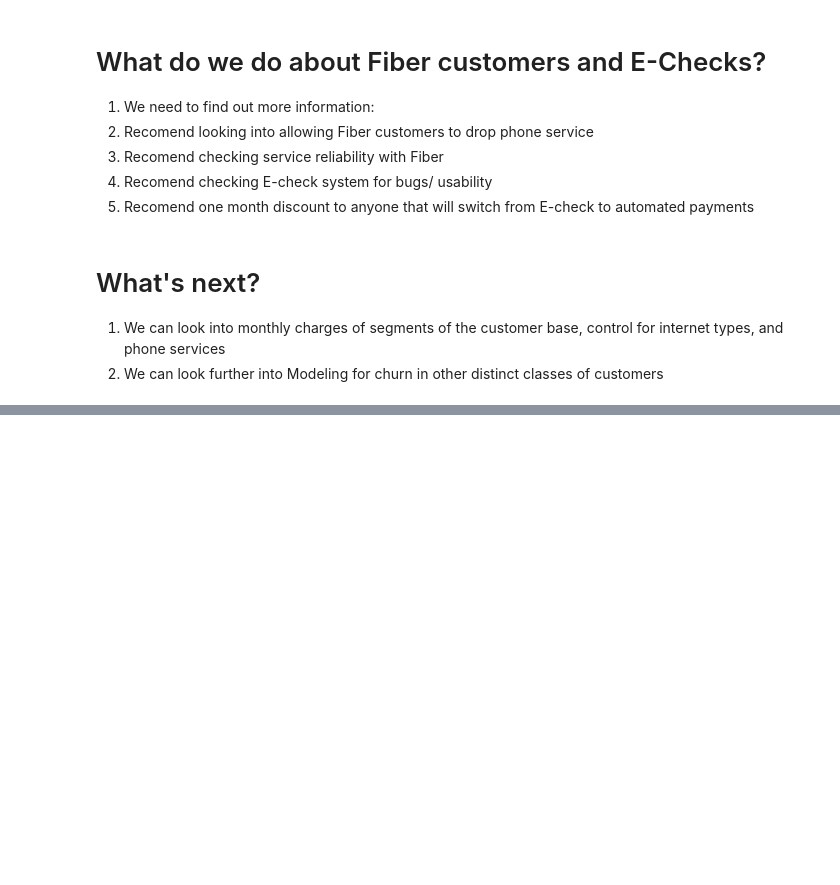
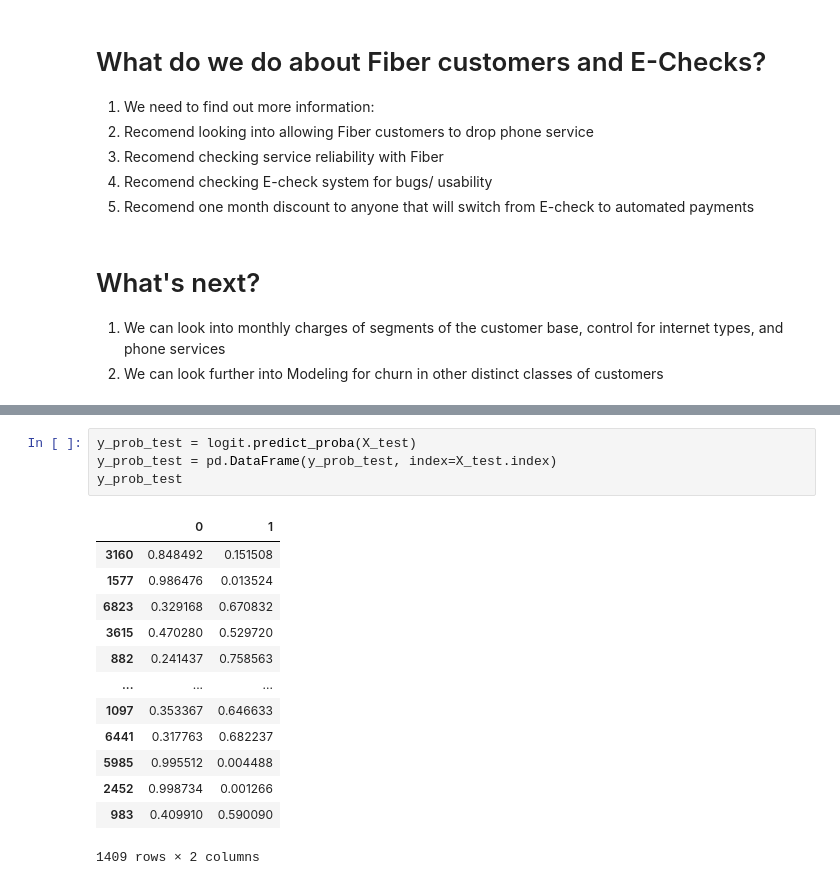
Before and after one commit to David-Howell/telco-churn, a Jupyter notebook: final_report.ipynb, the cells around one changed output, grey strips where cells are left out. Drawn from its saved outputs; the diff is of its cells as text; blank space fills up the shorter version.

```diff
--- a/final_report.ipynb
+++ b/final_report.ipynb
@@ -931,0 +932,18 @@ Final Cell
+# %%
+y_prob_test = logit.predict_proba(X_test)
+y_prob_test = pd.DataFrame(y_prob_test, index=X_test.index)
+y_prob_test
+# %% [output]
+|  | 0 | 1 |
+| 3160 | 0.848492 | 0.151508 |
+| 1577 | 0.986476 | 0.013524 |
+| 6823 | 0.329168 | 0.670832 |
+| 3615 | 0.470280 | 0.529720 |
+| 882 | 0.241437 | 0.758563 |
+| ... | ... | ... |
+| 1097 | 0.353367 | 0.646633 |
+| 6441 | 0.317763 | 0.682237 |
+| 5985 | 0.995512 | 0.004488 |
+| 2452 | 0.998734 | 0.001266 |
+| 983 | 0.409910 | 0.590090 |
+1409 rows × 2 columns
```
Also changed, not shown: parts of 14 cells of this notebook.
